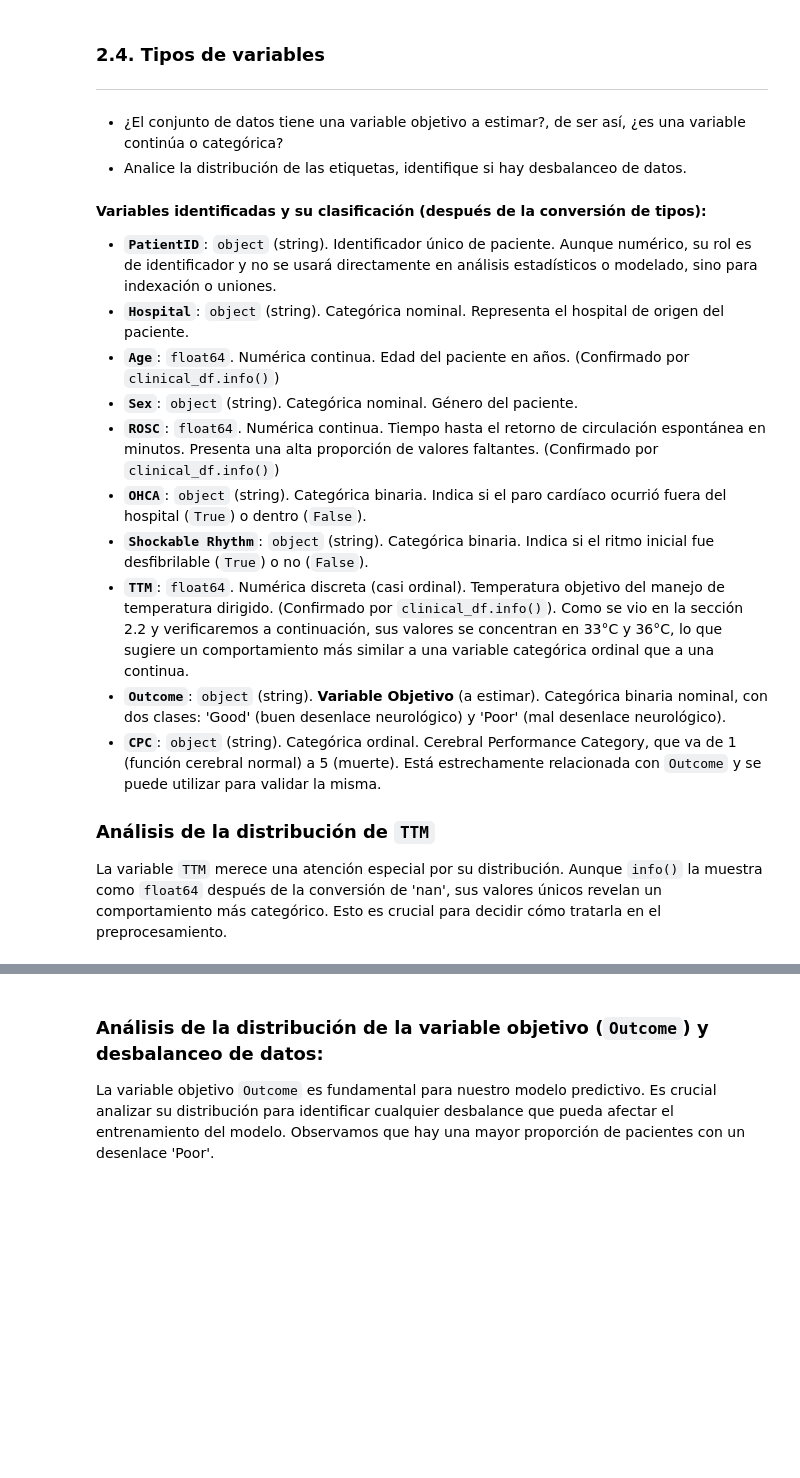
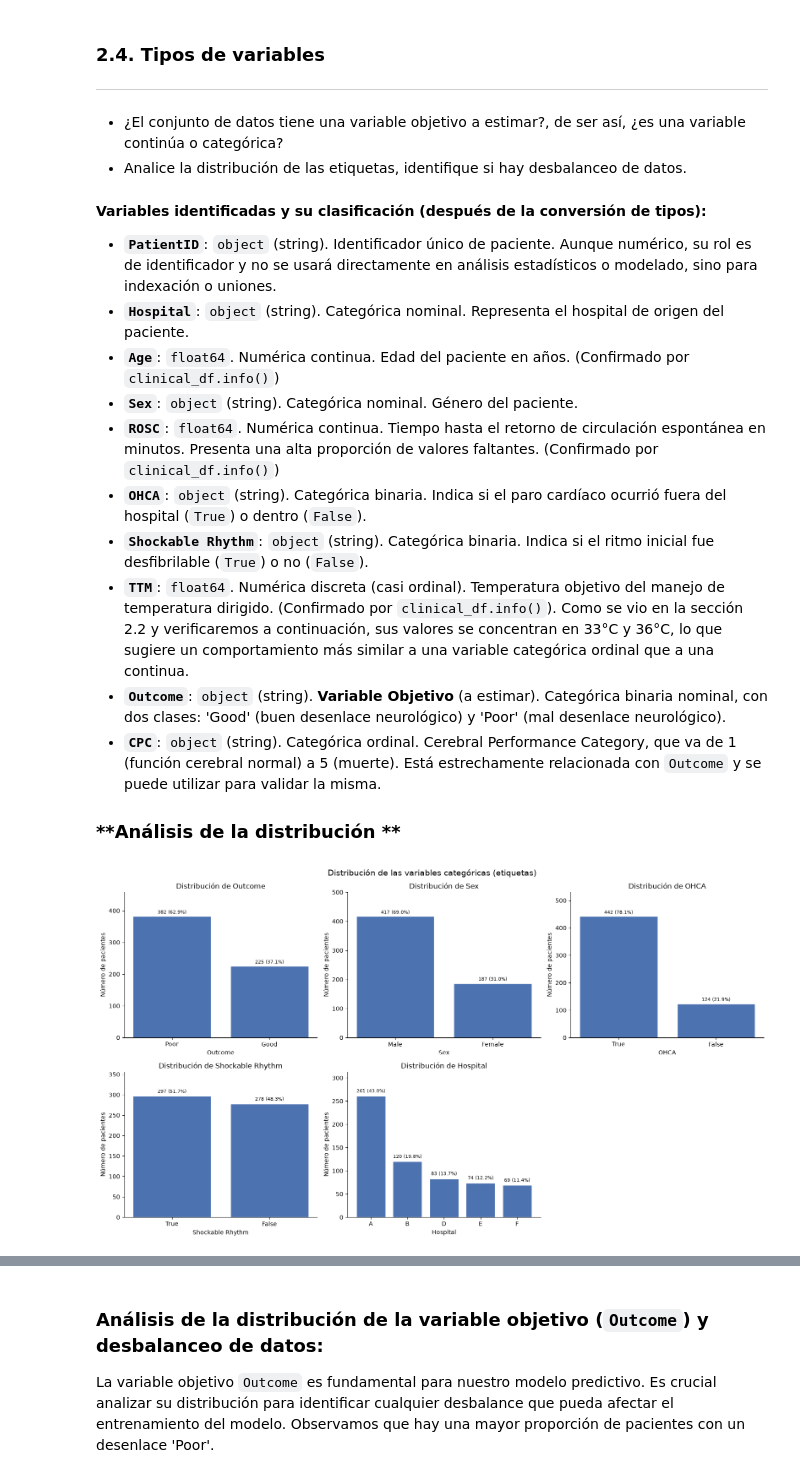
Before and after one commit to byepesg/mlda-project, a Jupyter notebook: notebooks/02_understanding_data/02_understanding_data.ipynb, the cells around one changed output, grey strips where cells are left out. Saved outputs shown, nothing was run; the diff lists cells and outputs as text; code cells hidden in the pictures; blank space fills up the shorter version.

```diff
--- a/notebooks/02_understanding_data/02_understanding_data.ipynb
+++ b/notebooks/02_understanding_data/02_understanding_data.ipynb
@@ -889,6 +974,4 @@ En conjunto, los tres tipos de problemas fueron identificados mediante inspecci
 *   **`CPC`**: `object` (string). Categórica ordinal. Cerebral Performance Category, que va de 1 (función cerebral normal) a 5 (muerte). Está estrechamente relacionada con `Outcome` y se puede utilizar para validar la misma.
 
 
-### **Análisis de la distribución de `TTM`**
-
-La variable `TTM` merece una atención especial por su distribución. Aunque `info()` la muestra como `float64` después de la conversión de 'nan', sus valores únicos revelan un comportamiento más categórico. Esto es crucial para decidir cómo tratarla en el preprocesamiento.
+### **Análisis de la distribución **
@@ -896,0 +978,33 @@ print(clinical_df['TTM'].value_counts(dropna=False))
+# %%
+fig, axes = plt.subplots(2, 3, figsize=(16, 9))
+axes = axes.flatten()
+
+variables = ['Outcome', 'Sex', 'OHCA', 'Shockable Rhythm', 'Hospital']
+
+for i, col in enumerate(variables):
+    ax = axes[i]
+    counts = clinical_df[col].value_counts()
+    percentages = counts / counts.sum() * 100
+
+    bars = ax.bar(counts.index.astype(str), counts.values, color='#4C72B0', edgecolor='white')
+
+    for bar, pct in zip(bars, percentages):
+        ax.text(bar.get_x() + bar.get_width()/2, bar.get_height() + 5,
+                f'{int(bar.get_height())} ({pct:.1f}%)', ha='center', va='bottom', fontsize=8)
+
+    ax.set_title(f'Distribución de {col}')
+    ax.set_xlabel(col)
+    ax.set_ylabel('Número de pacientes')
+    ax.tick_params(axis='x', rotation=0)
+    ax.spines['top'].set_visible(False)
+    ax.spines['right'].set_visible(False)
+    ax.set_ylim(0, counts.max() * 1.2)
+
+# Oculta el subplot sobrante (tenemos 5 variables en una grilla de 6)
+axes[-1].axis('off')
+
+plt.suptitle('Distribución de las variables categóricas (etiquetas)', fontsize=14)
+plt.tight_layout()
+plt.show()
+# %% [output]
+[figure, added]
```
Also changed, not shown: parts of 35 cells of this notebook, 1 other file.
